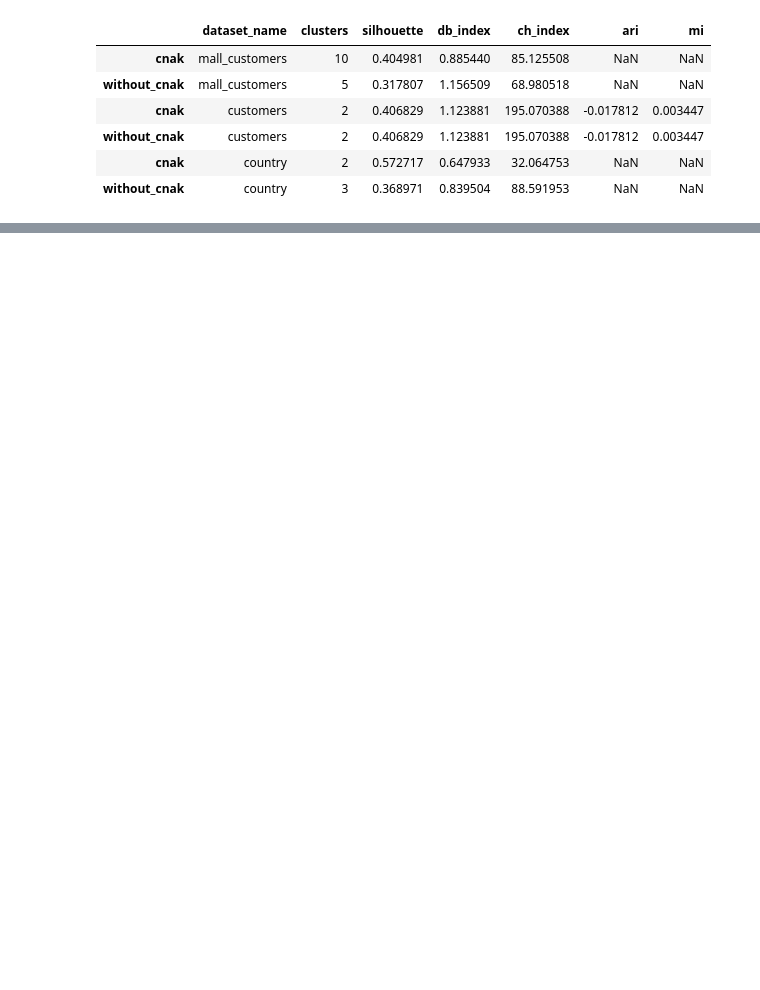
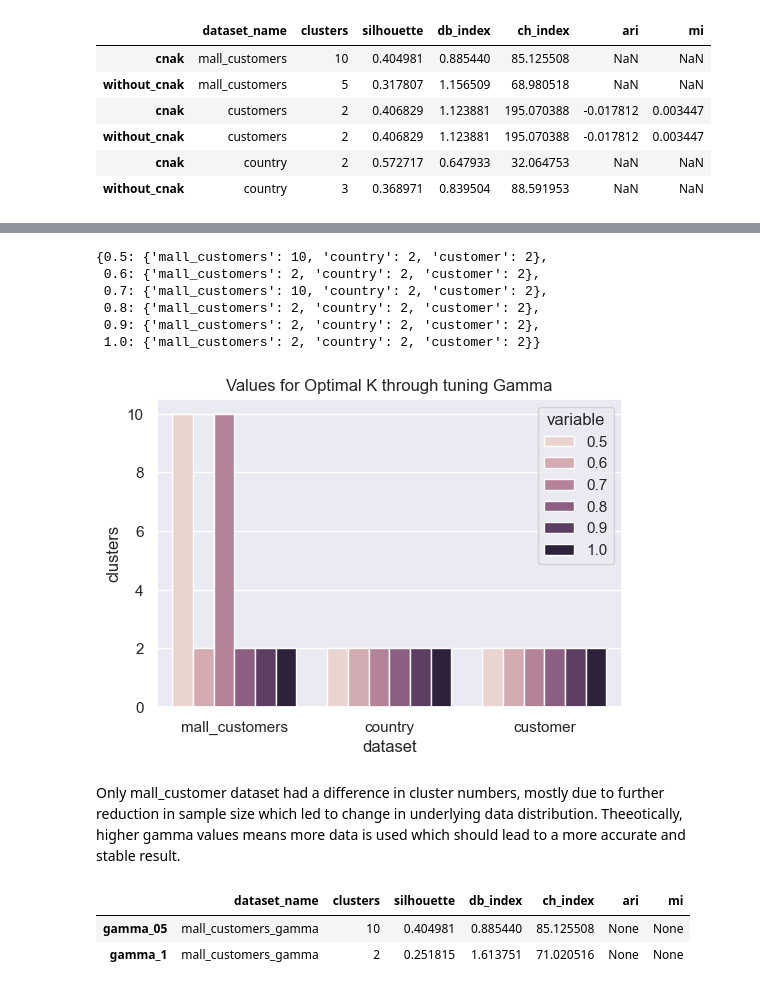
Before and after one commit to leonswl/ntu-msds-sd6125, a Jupyter notebook: notebooks/cnak/cnak.ipynb, the cells around one changed output, grey strips where cells are left out. Drawn from its saved outputs; the diff is of its cells as text; code cells hidden in the pictures; blank space fills up the shorter version.

```diff
--- a/notebooks/cnak/cnak.ipynb
+++ b/notebooks/cnak/cnak.ipynb
@@ -82,0 +75,2 @@ K_hat: 1
+# %%
+data_cluster_dict = run_cnak(X_dict=X_dict, gamma=1, num_iter=50)
@@ -163,0 +215,11 @@ pd.concat([mall_customers_metrics,customer_metrics, country_metrics])
+# %%
+data_cluster_nested_dicts = {} # initialise empty list to store dictionaries of optimal dataset
+for counter, gamma in enumerate(np.linspace(0.5,1,6), start=1):
+    print(f"Gamma: {gamma}")
+    print(f"Start - [{counter}/6]")
+    data_cluster_dict = {} # initialise empty dictionary to store optimal cluster number for each dataset after 50 runs
+
+    data_cluster_dict = run_cnak(X_dict=X_dict, gamma=gamma, num_iter=50)
+    data_cluster_nested_dicts[gamma] = data_cluster_dict
+
+    print(f"Gamma: {gamma}, End - [{counter}/6]")
@@ -163,0 +251,22 @@ pd.concat([mall_customers_metrics,customer_metrics, country_metrics])
+# %%
+data_cluster_nested_dicts
+# %% [output]
+{0.5: {'mall_customers': 10, 'country': 2, 'customer': 2},
+ 0.6: {'mall_customers': 2, 'country': 2, 'customer': 2},
+ 0.7: {'mall_customers': 10, 'country': 2, 'customer': 2},
+ 0.8: {'mall_customers': 2, 'country': 2, 'customer': 2},
+ 0.9: {'mall_customers': 2, 'country': 2, 'customer': 2},
+ 1.0: {'mall_customers': 2, 'country': 2, 'customer': 2}}
+# %%
+data_clusters_melted = pd.DataFrame(data=data_cluster_nested_dicts).reset_index(names='dataset').melt(id_vars='dataset')
+# %%
+data_clusters_barplot = sns.barplot(data_clusters_melted,x='dataset',y='value',hue='variable')
+data_clusters_barplot.set(
+    ylabel='clusters',
+    title='Values for Optimal K through tuning Gamma'
+)
+plt.savefig(("../../assets/cnak/data_clusters_barplot.png"))
+# %% [output]
+[figure, added]
+# %% [markdown]
+Only mall_customer dataset had a difference in cluster numbers, mostly due to further reduction in sample size which led to change in underlying data distribution. Theeotically, higher gamma values means more data is used which should lead to a more accurate and stable result.
@@ -163,0 +283,6 @@ pd.concat([mall_customers_metrics,customer_metrics, country_metrics])
+# %%
+mall_customers_metrics
+# %% [output]
+|  | dataset_name | clusters | silhouette | db_index | ch_index | ari | mi |
+| gamma_05 | mall_customers_gamma | 10 | 0.404981 | 0.885440 | 85.125508 | None | None |
+| gamma_1 | mall_customers_gamma | 2 | 0.251815 | 1.613751 | 71.020516 | None | None |
```
Also changed, not shown: parts of 15 cells of this notebook, 9 other files.
